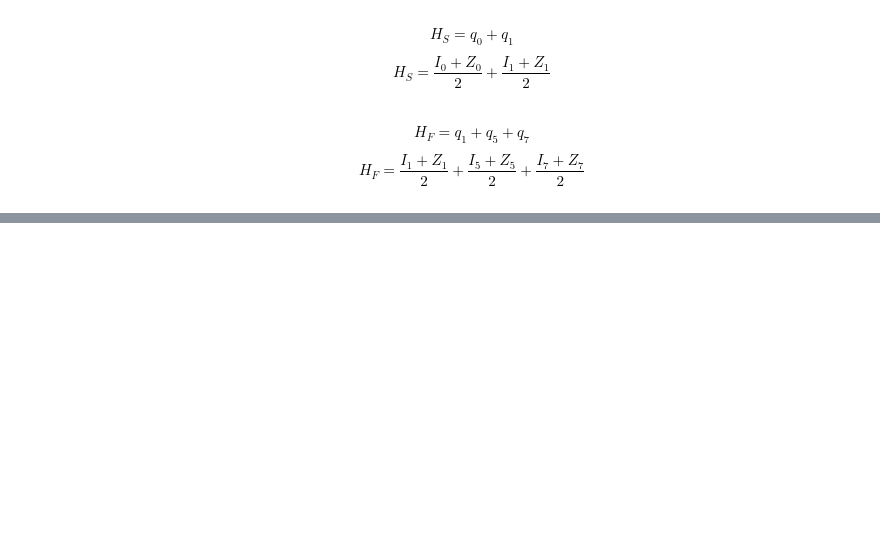
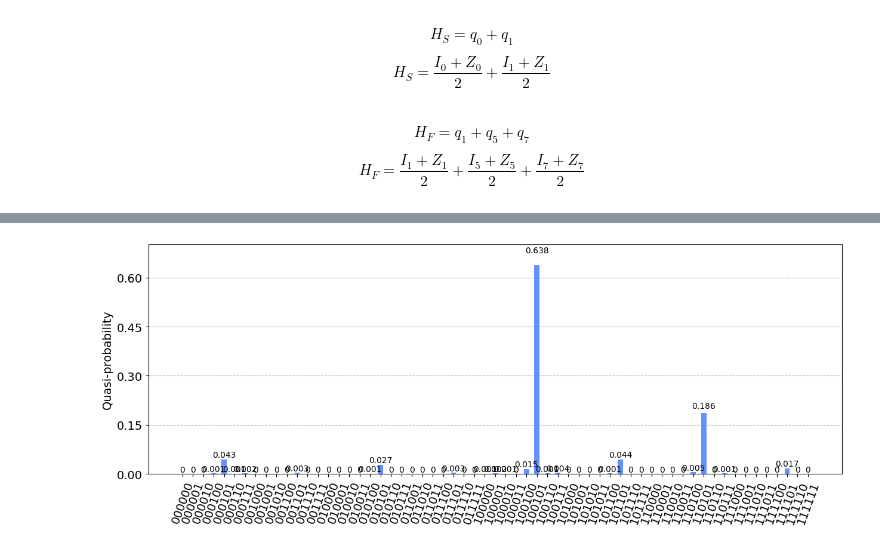
Before and after one commit to harshana20011/quactography, a Jupyter notebook: scripts/first_step_H_test.ipynb, the cells around one changed output, grey strips where cells are left out. Drawn from its saved outputs; the diff is of its cells as text; code cells hidden in the pictures; blank space fills up the shorter version.

```diff
--- a/scripts/first_step_H_test.ipynb
+++ b/scripts/first_step_H_test.ipynb
@@ -239,0 +274,25 @@ objective_function(1)
+# %%
+# Run on local estimator and sampler. Fix seeds for results reproducibility.
+estimator = Estimator(options={"shots": 1000000, "seed" : 42})
+sampler = Sampler(options={"shots": 1000000, "seed" :42})
+# %%
+# Cost function for the minimizer.
+# Returns the expectation value of circuit with Hamiltonian as an observable.
+def cost_func(params, estimator, ansatz, hamiltonian):
+    cost = estimator.run(ansatz, hamiltonian, parameter_values=params).result().values[0]
+    return cost
+# %%
+# Generate starting point. Fixed to zeros for results reproducibility.
+# x0 = 2 * np.pi * np.random.rand(ansatz.num_parameters)
+x0 = np.zeros(ansatz.num_parameters)
+
+res = minimize(cost_func, x0, args=(estimator, ansatz, h), method="COBYLA")
+# %%
+# Get probability distribution associated with optimized parameters.
+circ = ansatz.copy()
+circ.measure_all()
+dist = sampler.run(circ, res.x).result().quasi_dists[0]
+
+plot_distribution(dist.binary_probabilities(), figsize=(15, 5))
+# %% [output]
+[figure, added]
```
Also changed, not shown: parts of 14 cells of this notebook, 3 other files.
